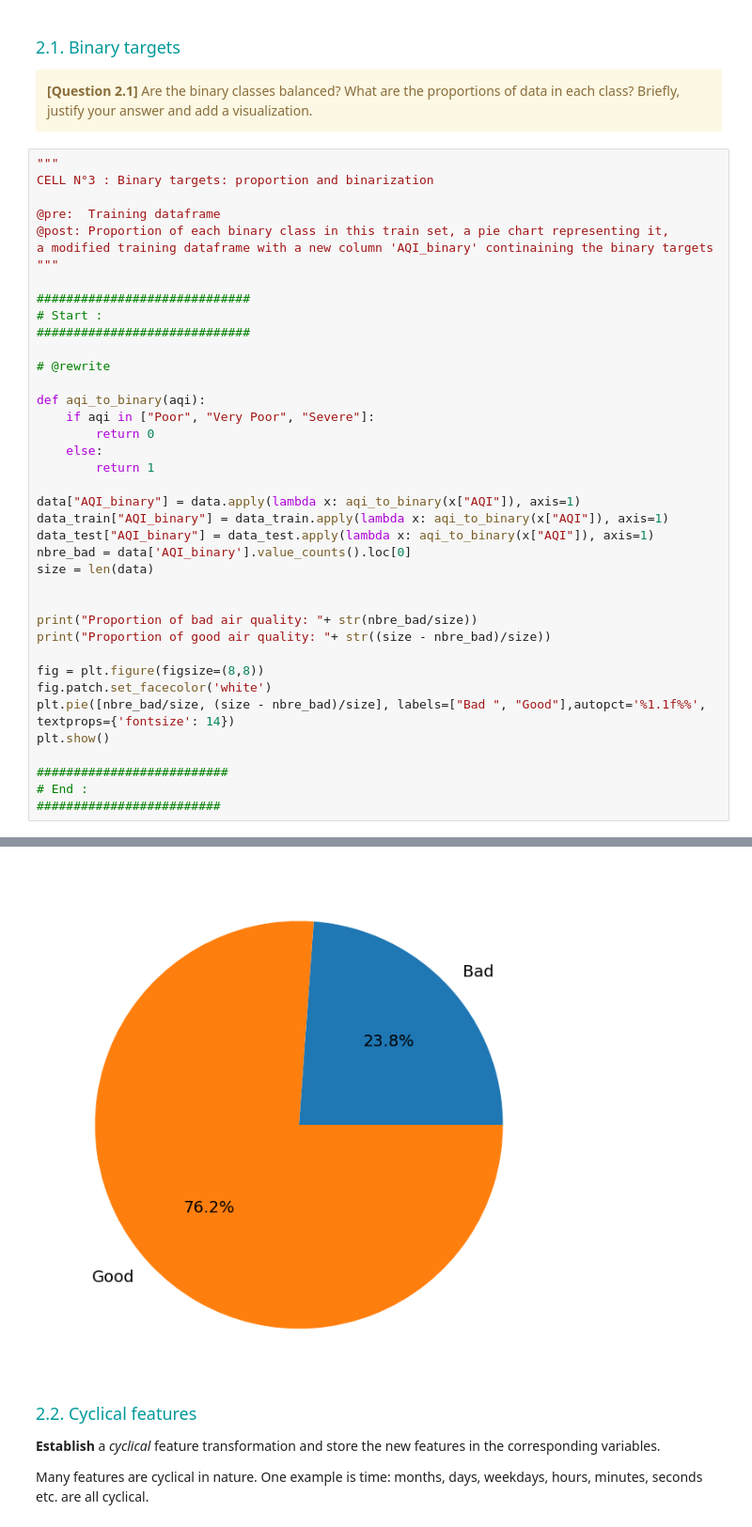
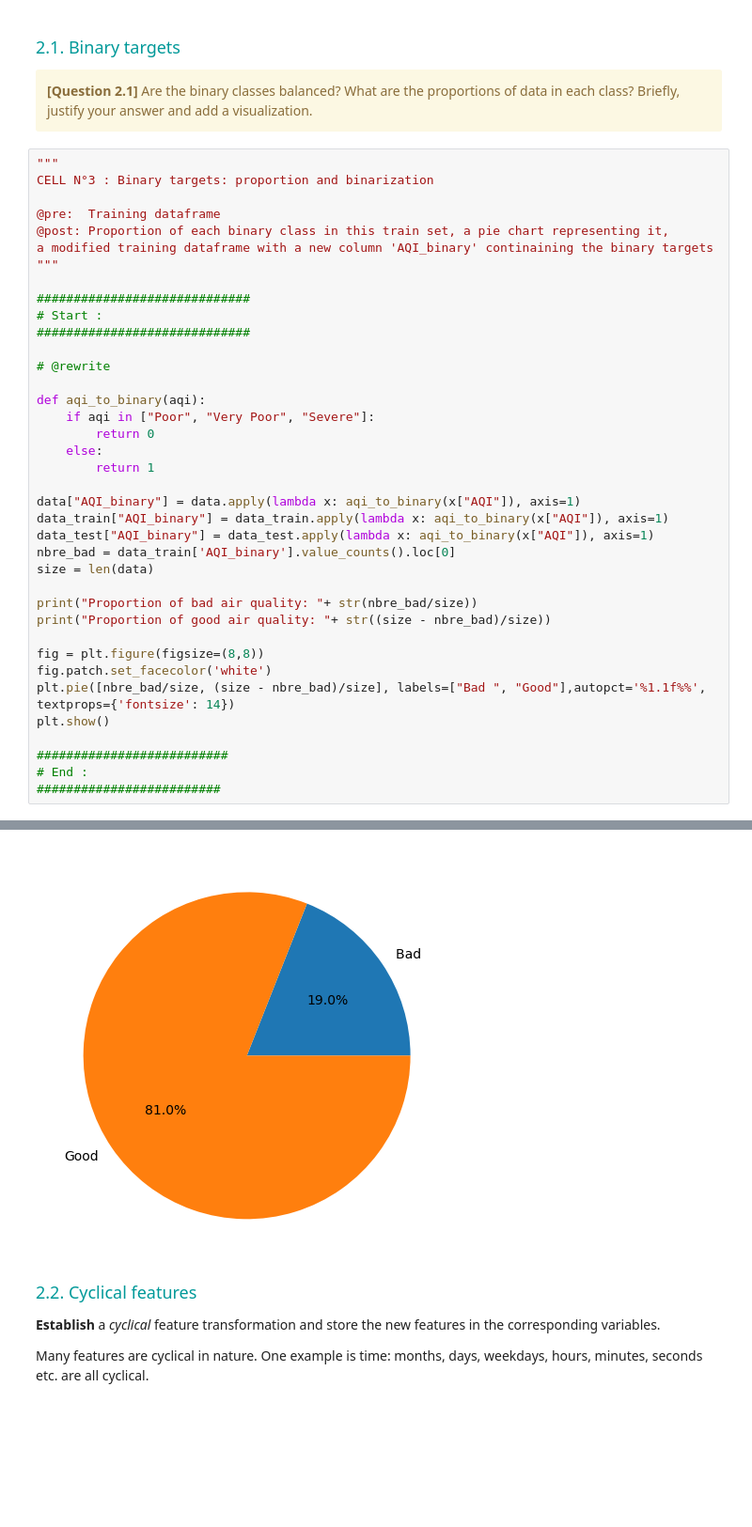
Before and after one commit to ardenne7/Hackatons_3, a Jupyter notebook: Hackathon03-Classification_Student.ipynb, the cells around one changed output, grey strips where cells are left out. Shown: that part at 94% size. Cells and saved outputs as stored; diff of their text form; blank space fills up the shorter version.

```diff
--- a/Hackathon03-Classification_Student.ipynb
+++ b/Hackathon03-Classification_Student.ipynb
@@ -267,9 +267,8 @@ def aqi_to_binary(aqi):
 data["AQI_binary"] = data.apply(lambda x: aqi_to_binary(x["AQI"]), axis=1)
 data_train["AQI_binary"] = data_train.apply(lambda x: aqi_to_binary(x["AQI"]), axis=1)
 data_test["AQI_binary"] = data_test.apply(lambda x: aqi_to_binary(x["AQI"]), axis=1)
-nbre_bad = data['AQI_binary'].value_counts().loc[0]
+nbre_bad = data_train['AQI_binary'].value_counts().loc[0]
 size = len(data)
-
 
 print("Proportion of bad air quality: "+ str(nbre_bad/size))
 print("Proportion of good air quality: "+ str((size - nbre_bad)/size))
@@ -288,4 +287,4 @@ Proportion of good air quality: 0.7615537537135071
-[figure, old version]
+[figure, new version]
 # %% [markdown]
 <font size=4 color=#009999> 2.2. Cyclical features </font> <br>
 
```
Also changed, not shown: parts of 5 cells of this notebook.
